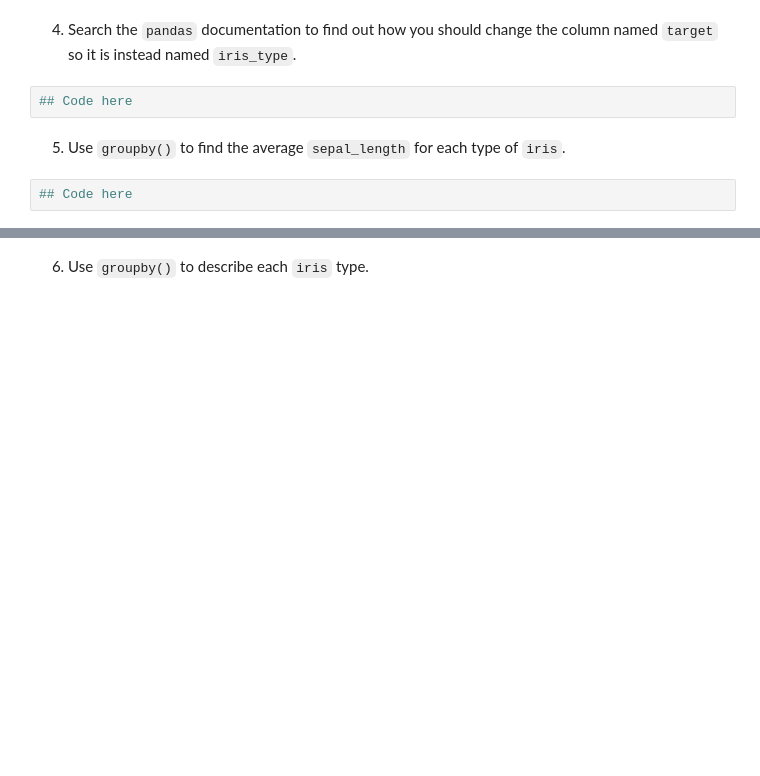
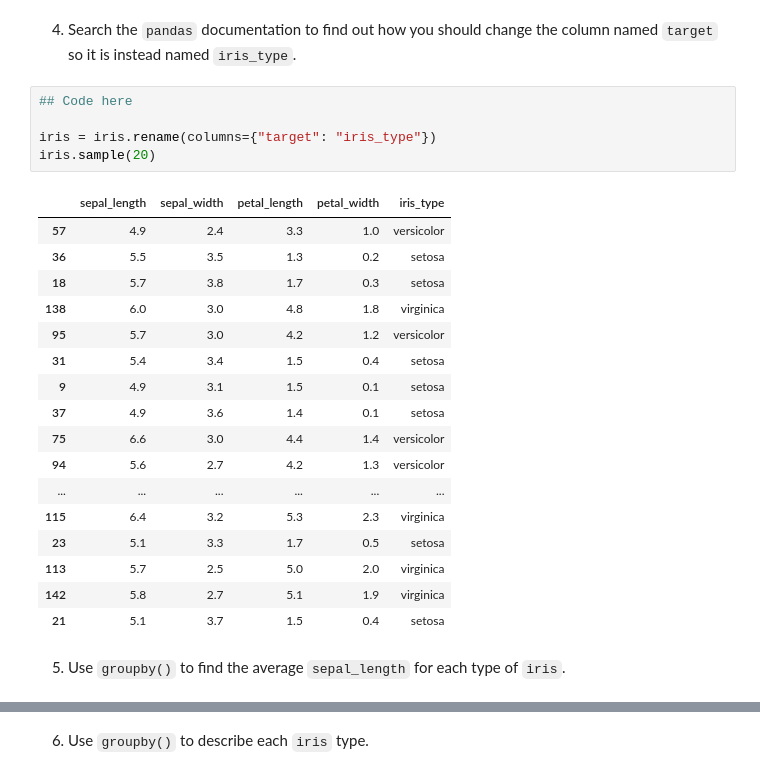
Before and after one commit to belizaga/python-prep, a Jupyter notebook: practice-problems/pandas.ipynb, the cells around one changed output, grey strips where cells are left out. Cells and saved outputs as stored; diff of their text form; blank space fills up the shorter version.

```diff
--- a/practice-problems/pandas.ipynb
+++ b/practice-problems/pandas.ipynb
@@ -155,8 +216,27 @@ Can interpret the reading
 # %% [markdown]
 4. Search the `pandas` documentation to find out how you should change the column named `target` so it is instead named `iris_type`.
-# %%
-## Code here
+# %%
+## Code here
+
+iris = iris.rename(columns={"target": "iris_type"})
+iris.sample(20)
+# %% [output]
+|  | sepal_length | sepal_width | petal_length | petal_width | iris_type |
+| 57 | 4.9 | 2.4 | 3.3 | 1.0 | versicolor |
+| 36 | 5.5 | 3.5 | 1.3 | 0.2 | setosa |
+| 18 | 5.7 | 3.8 | 1.7 | 0.3 | setosa |
+| 138 | 6.0 | 3.0 | 4.8 | 1.8 | virginica |
+| 95 | 5.7 | 3.0 | 4.2 | 1.2 | versicolor |
+| 31 | 5.4 | 3.4 | 1.5 | 0.4 | setosa |
+| 9 | 4.9 | 3.1 | 1.5 | 0.1 | setosa |
+| 37 | 4.9 | 3.6 | 1.4 | 0.1 | setosa |
+| 75 | 6.6 | 3.0 | 4.4 | 1.4 | versicolor |
+| 94 | 5.6 | 2.7 | 4.2 | 1.3 | versicolor |
+| ... | ... | ... | ... | ... | ... |
+| 115 | 6.4 | 3.2 | 5.3 | 2.3 | virginica |
+| 23 | 5.1 | 3.3 | 1.7 | 0.5 | setosa |
+| 113 | 5.7 | 2.5 | 5.0 | 2.0 | virginica |
+| 142 | 5.8 | 2.7 | 5.1 | 1.9 | virginica |
+| 21 | 5.1 | 3.7 | 1.5 | 0.4 | setosa |
 # %% [markdown]
 5. Use `groupby()` to find the average `sepal_length` for each type of `iris`.
-# %%
-## Code here
```
Also changed, not shown: parts of 10 cells of this notebook, 2 other files.
